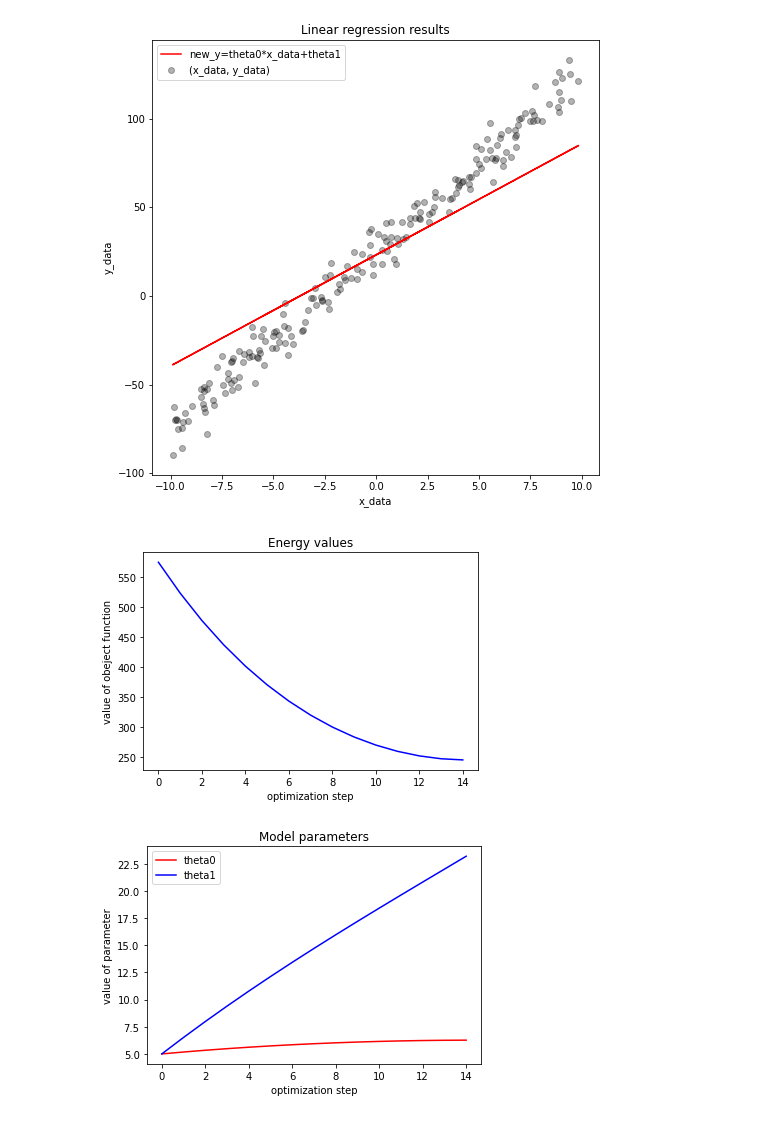
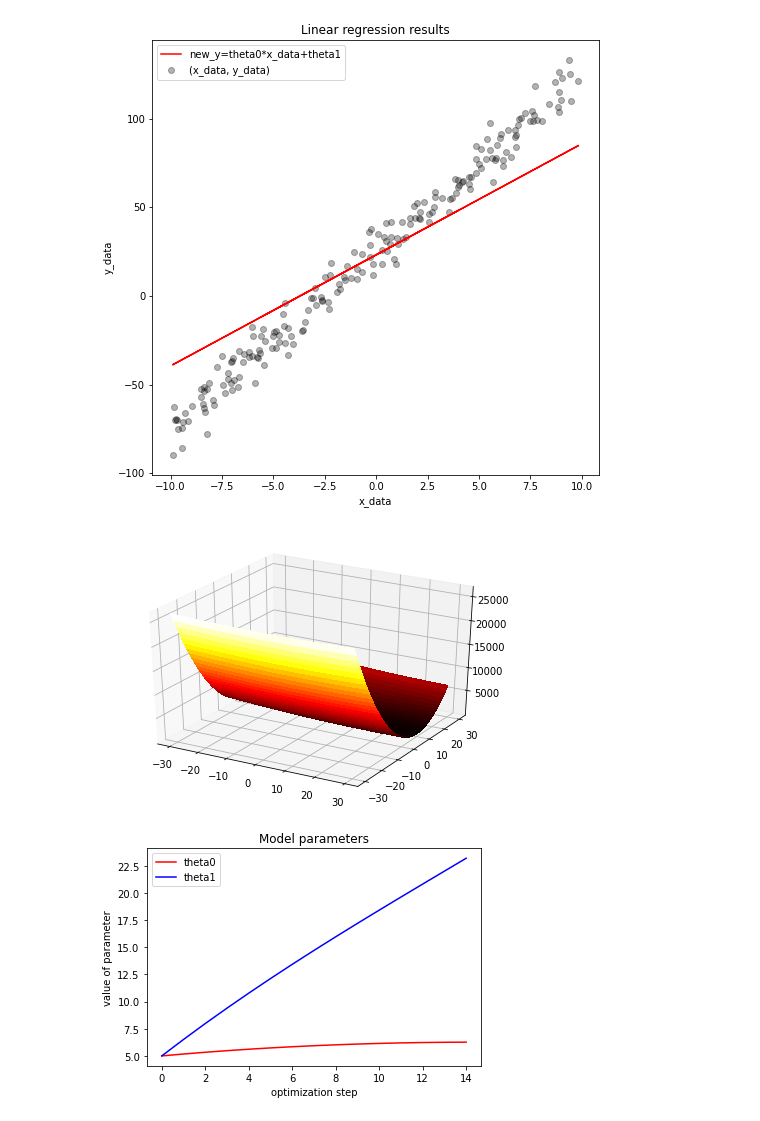
Before and after one commit to SuhyeonHa/MatrixComputation, a Jupyter notebook: Assignment03.ipynb, the cells around one changed output. Cells and saved outputs as stored; diff of their text form; code cells hidden in the pictures.

Commit message:
Plot the energy surface using theta0, theta1 variables with the range of (-30, 30, 0.1)

```diff
--- a/Assignment03.ipynb
+++ b/Assignment03.ipynb
@@ -160,14 +170,40 @@ plt.legend(['new_y=theta0*x_data+theta1', '(x_data, y_data)'])
 plt.show()
 # %% [output]
 [figure]
-# %%
-plt.plot(range(final_step+1), cost_list, c='b')
-plt.xlabel('optimization step')
-plt.ylabel('value of obeject function')
-plt.title('Energy values')
-plt.show()
-# %% [output]
-[figure, removed]
+# %%
+set_theta0 = np.arange(-30, 30 ,0.1)
+set_theta1 = np.arange(-30, 30 ,0.1)
+set_theta0_len = len(set_theta0)
+set_theta1_len = len(set_theta1)
+# value_list = np.empty((set_theta0_len, set_theta1_len), dtype='float')
+value_list = []
+
+for i in range(set_theta0_len):
+  for j in range(set_theta1_len):
+    th0 = set_theta0[i]
+    th1 = set_theta1[j]
+    value = ObjFnc(x_data, y_data, th0, th1, m)
+    # np.insert(value_list, (i, j), value)
+    value_list.append(value)
+    # print(f'i: {i}' f'j: {j}' f'th0: {th0}' f'th0: {th1}' f'value: {value}')
+
+# print(f'i: {len(set_theta0)}' f'j: {len(set_theta1)}' f'value: {len(value_list)}')
+Z = np.reshape(value_list, (set_theta0_len, set_theta1_len))
+# %%
+import matplotlib.pyplot as plt
+from mpl_toolkits.mplot3d import Axes3D
+import numpy as np
+
+fig = plt.figure()
+ax = fig.gca(projection='3d')
+X, Y = np.meshgrid(set_theta0, set_theta1)
+surf = ax.plot_surface(X, Y, Z, cmap='hot', linewidth=0, antialiased=False)
+# wire = ax.plot_wireframe(X, Y, Z, color='r', linewidth=0.1)
+# fig.colorbar(surf,shrink=0.5,aspect=5)
+fig.tight_layout()
+plt.show()
+# %% [output]
+[figure, added]
 # %%
 plt.plot(range(final_step+1), theta0_list, c='r')
 plt.plot(range(final_step+1), theta1_list, c='b')
```
Also changed, not shown: parts of 2 cells of this notebook.
